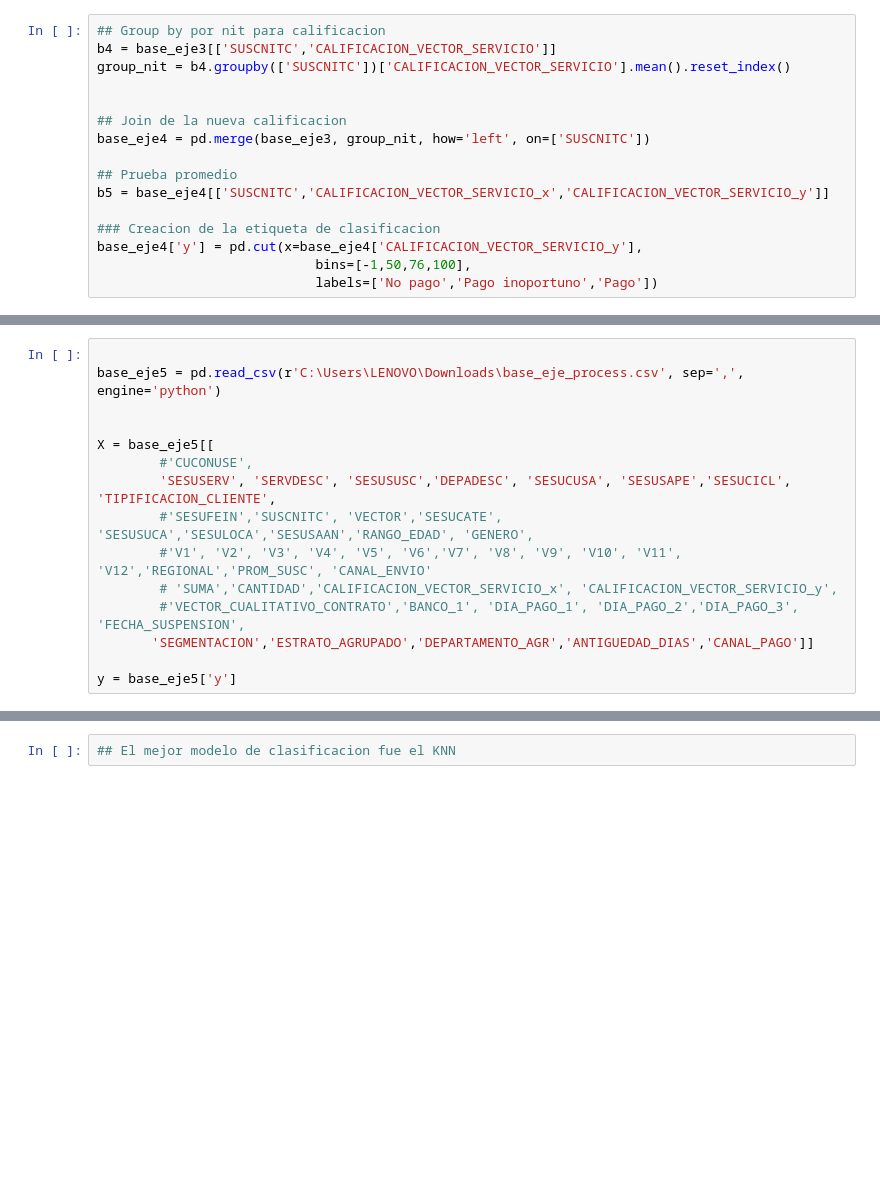
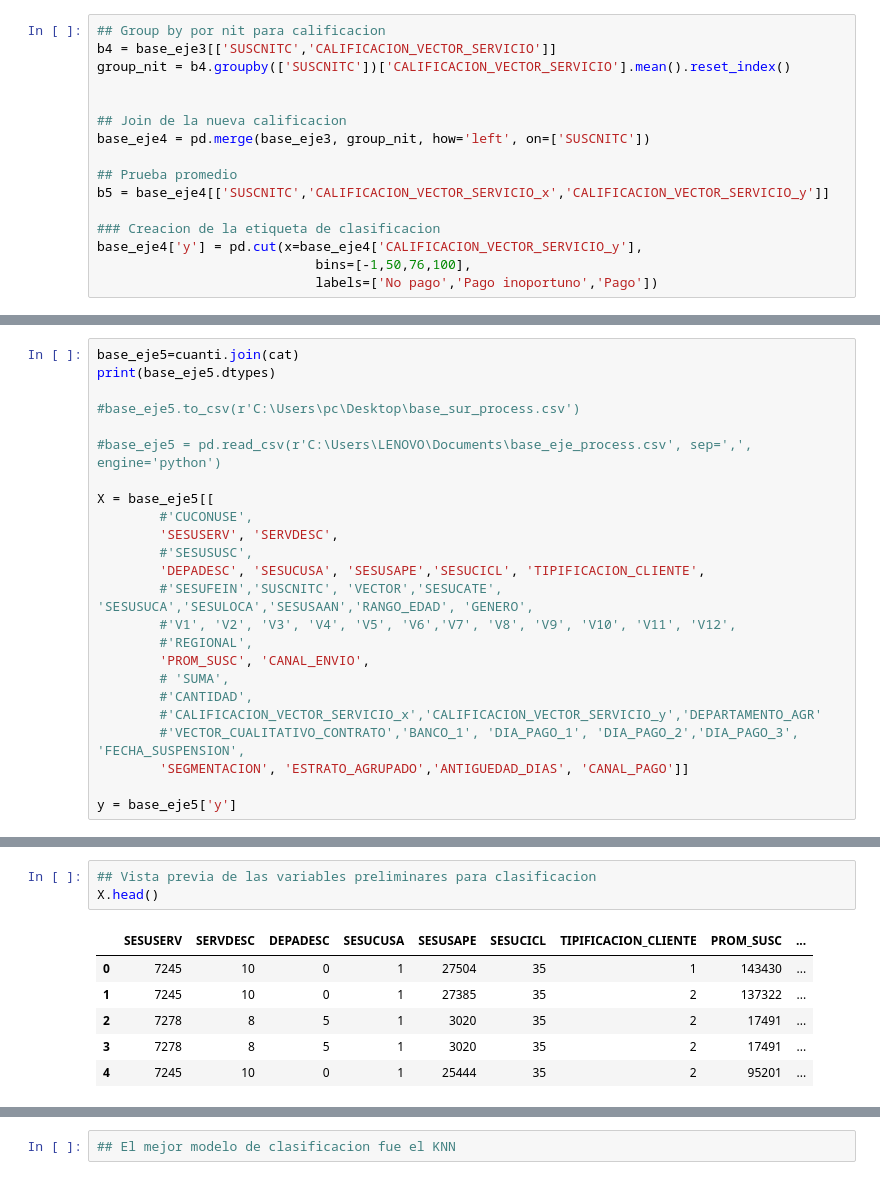
Before and after one commit to hsepulvedaj/proyecto_integrador, a Jupyter notebook: Mdl_preliminar_eje.ipynb, the cells around one changed output, grey strips where cells are left out. Saved outputs shown, nothing was run; the diff lists cells and outputs as text; blank space fills up the shorter version.

```diff
--- a/Mdl_preliminar_eje.ipynb
+++ b/Mdl_preliminar_eje.ipynb
@@ -83,15 +85,24 @@ dtype: object
 # %%
+base_eje5=cuanti.join(cat)
+print(base_eje5.dtypes)
 
-base_eje5 = pd.read_csv(r'C:\Users\LENOVO\Downloads\base_eje_process.csv', sep=',', engine='python')
+#base_eje5.to_csv(r'C:\Users\pc\Desktop\base_sur_process.csv')
 
+#base_eje5 = pd.read_csv(r'C:\Users\LENOVO\Documents\base_eje_process.csv', sep=',', engine='python')
 
 X = base_eje5[[
         #'CUCONUSE',
-        'SESUSERV', 'SERVDESC', 'SESUSUSC','DEPADESC', 'SESUCUSA', 'SESUSAPE','SESUCICL', 'TIPIFICACION_CLIENTE',
+        'SESUSERV', 'SERVDESC',
+        #'SESUSUSC',
+        'DEPADESC', 'SESUCUSA', 'SESUSAPE','SESUCICL', 'TIPIFICACION_CLIENTE',
         #'SESUFEIN','SUSCNITC', 'VECTOR','SESUCATE', 'SESUSUCA','SESULOCA','SESUSAAN','RANGO_EDAD', 'GENERO',
-        #'V1', 'V2', 'V3', 'V4', 'V5', 'V6','V7', 'V8', 'V9', 'V10', 'V11', 'V12','REGIONAL','PROM_SUSC', 'CANAL_ENVIO'
-        # 'SUMA','CANTIDAD','CALIFICACION_VECTOR_SERVICIO_x', 'CALIFICACION_VECTOR_SERVICIO_y',
+        #'V1', 'V2', 'V3', 'V4', 'V5', 'V6','V7', 'V8', 'V9', 'V10', 'V11', 'V12',
+        #'REGIONAL',
+        'PROM_SUSC', 'CANAL_ENVIO',
+        # 'SUMA',
+        #'CANTIDAD',
+        #'CALIFICACION_VECTOR_SERVICIO_x','CALIFICACION_VECTOR_SERVICIO_y','DEPARTAMENTO_AGR'
         #'VECTOR_CUALITATIVO_CONTRATO','BANCO_1', 'DIA_PAGO_1', 'DIA_PAGO_2','DIA_PAGO_3', 'FECHA_SUSPENSION',
-       'SEGMENTACION','ESTRATO_AGRUPADO','DEPARTAMENTO_AGR','ANTIGUEDAD_DIAS','CANAL_PAGO']]
+        'SEGMENTACION', 'ESTRATO_AGRUPADO','ANTIGUEDAD_DIAS', 'CANAL_PAGO']]
 
 y = base_eje5['y']
@@ -98,3 +127,13 @@ y = base_eje5['y']
+# %%
+## Vista previa de las variables preliminares para clasificacion
+X.head()
+# %% [output]
+|  | SESUSERV | SERVDESC | DEPADESC | SESUCUSA | SESUSAPE | SESUCICL | TIPIFICACION_CLIENTE | PROM_SUSC | ... |
+| 0 | 7245 | 10 | 0 | 1 | 27504 | 35 | 1 | 143430 | ... |
+| 1 | 7245 | 10 | 0 | 1 | 27385 | 35 | 2 | 137322 | ... |
+| 2 | 7278 | 8 | 5 | 1 | 3020 | 35 | 2 | 17491 | ... |
+| 3 | 7278 | 8 | 5 | 1 | 3020 | 35 | 2 | 17491 | ... |
+| 4 | 7245 | 10 | 0 | 1 | 25444 | 35 | 2 | 95201 | ... |
 # %%
 from datetime import datetime
 instanteInicial = datetime.now()
```
Also changed, not shown: parts of 14 cells of this notebook, 1 other file.
